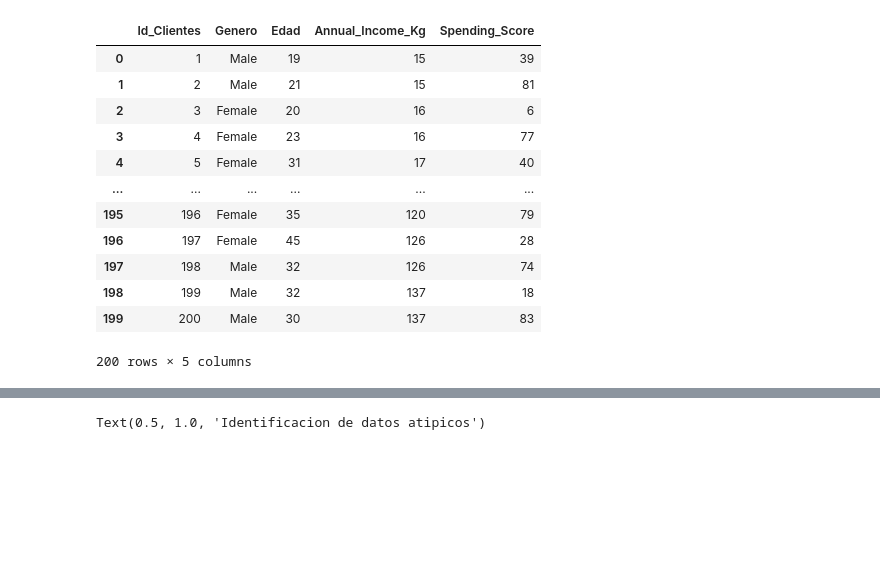
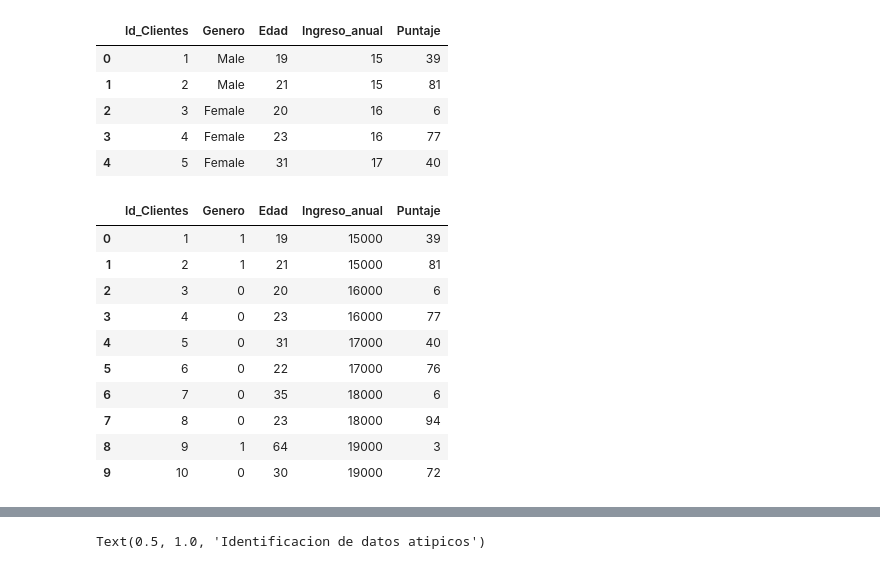
Before and after one commit to FelixRosalesG/Proyecto_No_Supervisado, a Jupyter notebook: Cluster_Jerarquico.ipynb, the cells around one changed output, grey strips where cells are left out. Drawn from its saved outputs; the diff is of its cells as text; code cells hidden in the pictures; blank space fills up the shorter version.

```diff
--- a/Cluster_Gerarquico.ipynb
+++ b/Cluster_Jerarquico.ipynb
@@ -1,29 +1,40 @@
 # %%
 import pandas as pd
 import numpy as np
 import seaborn as sns
 import matplotlib.pyplot as mplot
 import plotly.graph_objs as mplot3D
 import plotly.express as px3D
 
 from sklearn.cluster import KMeans
 from sklearn.preprocessing import LabelEncoder
 from sklearn.metrics import silhouette_score, calinski_harabasz_score, davies_bouldin_score
 import warnings
 warnings.filterwarnings("ignore")
+
 conjuntoDatos = pd.read_csv('./Mall_Customers.csv')
-conjuntoDatos.head(300)
+conjuntoDatos.head()
 # %% [output]
-|  | Id_Clientes | Genero | Edad | Annual_Income_Kg | Spending_Score |
+|  | Id_Clientes | Genero | Edad | Ingreso_anual | Puntaje |
 | 0 | 1 | Male | 19 | 15 | 39 |
 | 1 | 2 | Male | 21 | 15 | 81 |
 | 2 | 3 | Female | 20 | 16 | 6 |
 | 3 | 4 | Female | 23 | 16 | 77 |
 | 4 | 5 | Female | 31 | 17 | 40 |
-| ... | ... | ... | ... | ... | ... |
-| 195 | 196 | Female | 35 | 120 | 79 |
-| 196 | 197 | Female | 45 | 126 | 28 |
-| 197 | 198 | Male | 32 | 126 | 74 |
-| 198 | 199 | Male | 32 | 137 | 18 |
-| 199 | 200 | Male | 30 | 137 | 83 |
-200 rows × 5 columns
+# %%
+conjuntoDatos.loc[:, "Ingreso_anual"] * 1000
+conjuntoDatos.loc[conjuntoDatos['Genero'] == 'Male', 'Genero'] = 0
+conjuntoDatos.loc[conjuntoDatos['Genero'] == 'Female', 'Genero'] = 1
+conjuntoDatos.head(10)
+# %% [output]
+|  | Id_Clientes | Genero | Edad | Ingreso_anual | Puntaje |
+| 0 | 1 | 1 | 19 | 15000 | 39 |
+| 1 | 2 | 1 | 21 | 15000 | 81 |
+| 2 | 3 | 0 | 20 | 16000 | 6 |
+| 3 | 4 | 0 | 23 | 16000 | 77 |
+| 4 | 5 | 0 | 31 | 17000 | 40 |
+| 5 | 6 | 0 | 22 | 17000 | 76 |
+| 6 | 7 | 0 | 35 | 18000 | 6 |
+| 7 | 8 | 0 | 23 | 18000 | 94 |
+| 8 | 9 | 1 | 64 | 19000 | 3 |
+| 9 | 10 | 0 | 30 | 19000 | 72 |
```
Also changed, not shown: parts of 3 cells of this notebook, 2 other files.
